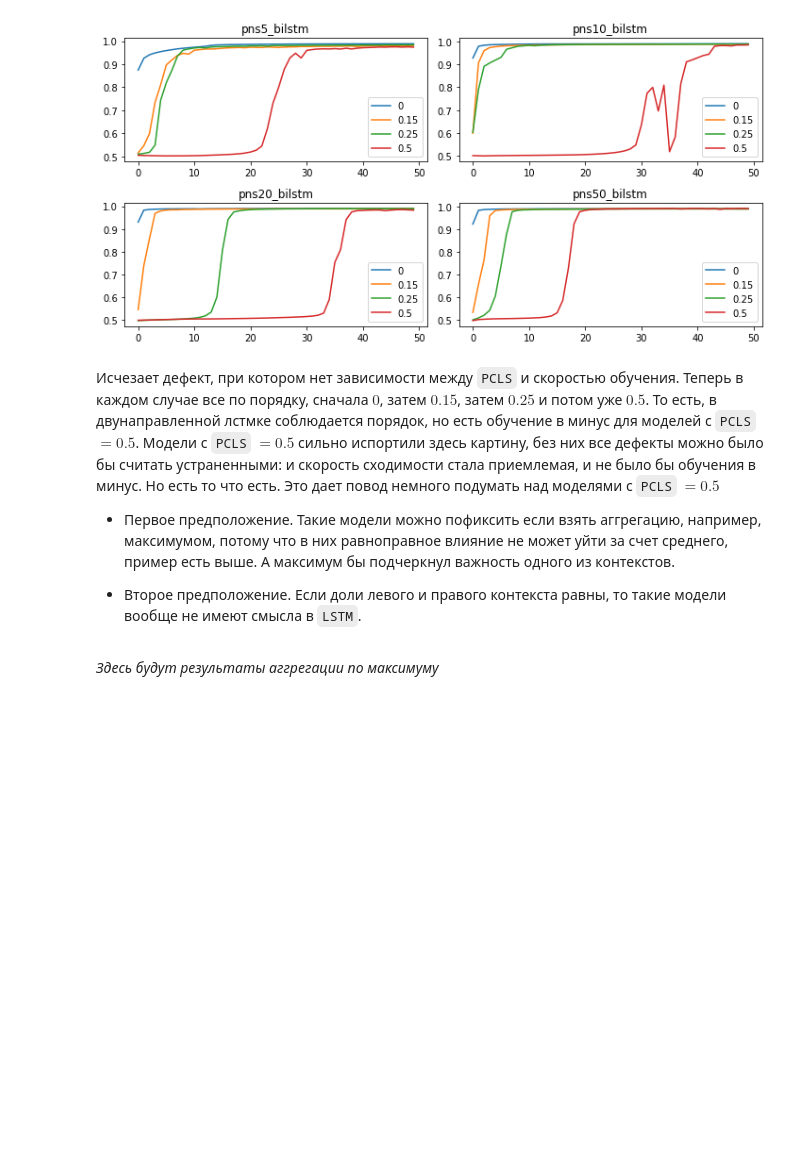
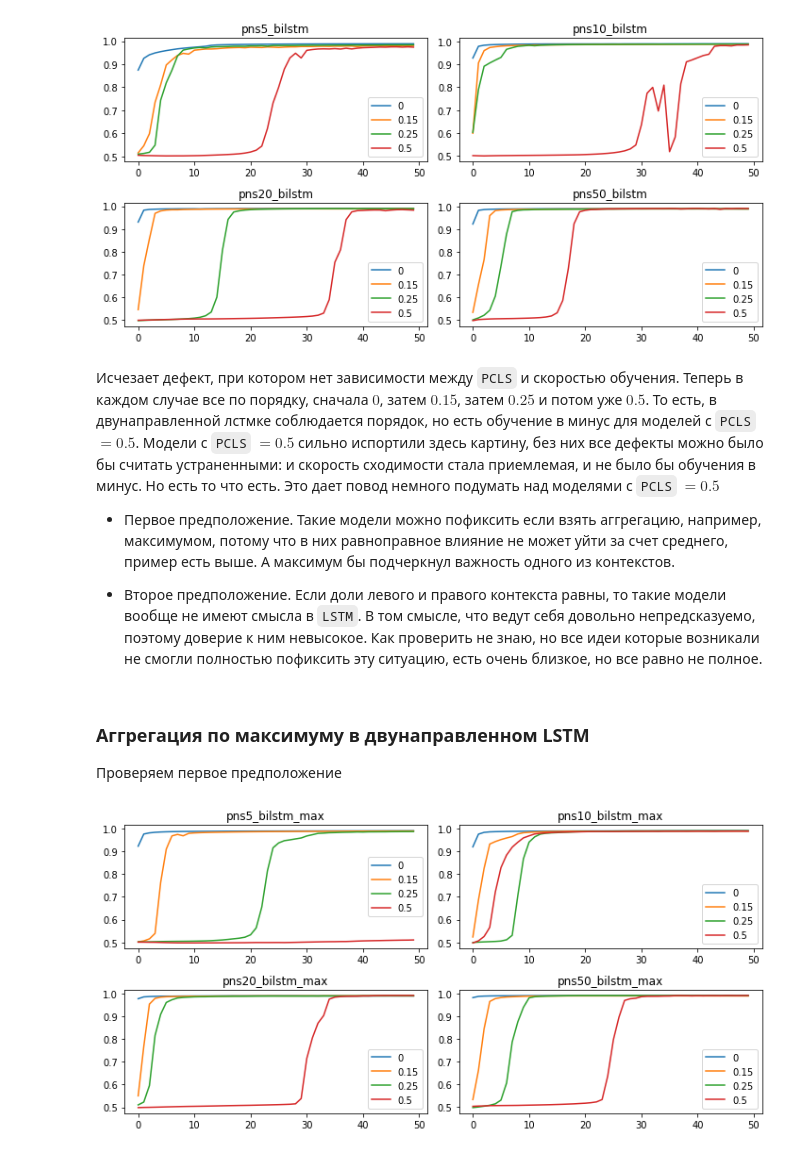
Before and after one commit to okulovsky/grammar_ru, a Jupyter notebook: notebooks/2022 Autumn/AttentionAffect.ipynb, the cells around one changed output. Saved outputs shown, nothing was run; the diff lists cells and outputs as text; code cells hidden in the pictures; blank space fills up the shorter version.

````diff
--- a/notebooks/2022 Autumn/AttentionAffect.ipynb
+++ b/notebooks/2022 Autumn/AttentionAffect.ipynb
@@ -186,6 +215,14 @@ plot_roc_auc_score([pns5_bilstm, pns10_bilstm, pns20_bilstm, pns50_bilstm],
 * Первое предположение. Такие модели можно пофиксить если взять аггрегацию, например, максимумом, потому что в них равноправное влияние не может уйти за счет среднего, пример есть выше. А максимум бы подчеркнул важность одного из контекстов.
 
 
-* Второе предположение. Если доли левого и правого контекста равны, то такие модели вообще не имеют смысла в ```LSTM```.
+* Второе предположение. Если доли левого и правого контекста равны, то такие модели вообще не имеют смысла в ```LSTM```. В том смысле, что ведут себя довольно непредсказуемо, поэтому доверие к ним невысокое. Как проверить не знаю, но все идеи которые возникали не смогли полностью пофиксить эту ситуацию, есть очень близкое, но все равно не полное.
 # %% [markdown]
-*Здесь будут результаты аггрегации по максимуму*
+### Аггрегация по максимуму в двунаправленном LSTM
+
+Проверяем первое предположение
+# %%
+plot_roc_auc_score([pns5_bilstm_max, pns10_bilstm_max, pns20_bilstm_max, pns50_bilstm_max],
+                   ['pns5_bilstm_max', 'pns10_bilstm_max', 'pns20_bilstm_max', 'pns50_bilstm_max']
+)
+# %% [output]
+[figure, added]
````
Also changed, not shown: parts of 14 cells of this notebook, 12 other files.
